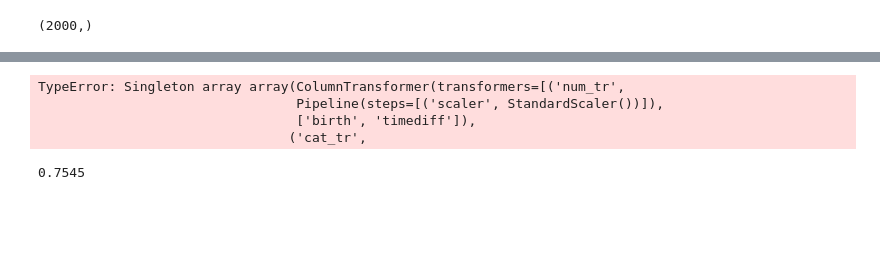
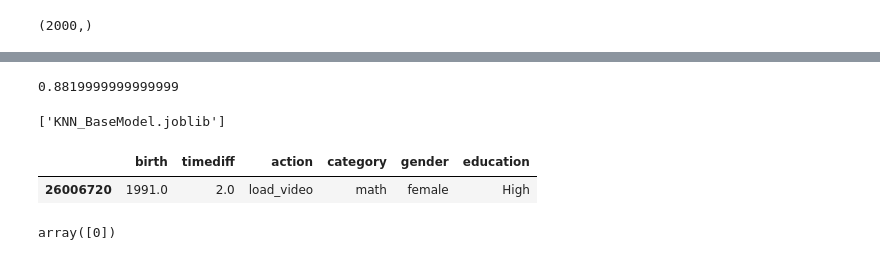
Before and after one commit to Zuza-b/ChangeDEEPly, a Jupyter notebook: notebooks/castrumarrabona_merged_dataframe.ipynb, the cells around one changed output, grey strips where cells are left out. Cells and saved outputs as stored; diff of their text form; code cells hidden in the pictures; blank space fills up the shorter version.

```diff
--- a/notebooks/castrumarrabona_merged_dataframe.ipynb
+++ b/notebooks/castrumarrabona_merged_dataframe.ipynb
@@ -409,7 +419,4 @@ knn = KNeighborsClassifier(n_neighbors = 5)
 # %%
-cross_val_score(knn, X_train_prepro, y_train, cv=5, scoring='accuracy').mean()
+cross_val_score(pipe, X_train, y_train, cv=5, scoring='accuracy').mean()
 # %% [output]
-TypeError: Singleton array array(ColumnTransformer(transformers=[('num_tr',
-                                 Pipeline(steps=[('scaler', StandardScaler())]),
-                                 ['birth', 'timediff']),
-                                ('cat_tr',
+0.8819999999999999
@@ -418,4 +422,0 @@ random_f = RandomForestClassifier(max_depth=10, random_state=0)
-# %%
-cross_val_score(random_f, X_train_prepro, y_train, cv=5, scoring='accuracy').mean()
-# %% [output]
-0.7545
@@ -421,0 +425,16 @@ cross_val_score(random_f, X_train_prepro, y_train, cv=5, scoring='accuracy').mea
+# %%
+filename = "KNN_BaseModel.joblib"
+joblib.dump(knn_model, filename)
+# %% [output]
+['KNN_BaseModel.joblib']
+# %%
+Test = X_train.iloc[1_000]
+Test = pd.DataFrame(Test).T
+Test
+# %% [output]
+|  | birth | timediff | action | category | gender | education |
+| 26006720 | 1991.0 | 2.0 | load_video | math | female | High |
+# %%
+knn_model.predict(Test)
+# %% [output]
+array([0])
```
Also changed, not shown: parts of 27 cells of this notebook.
